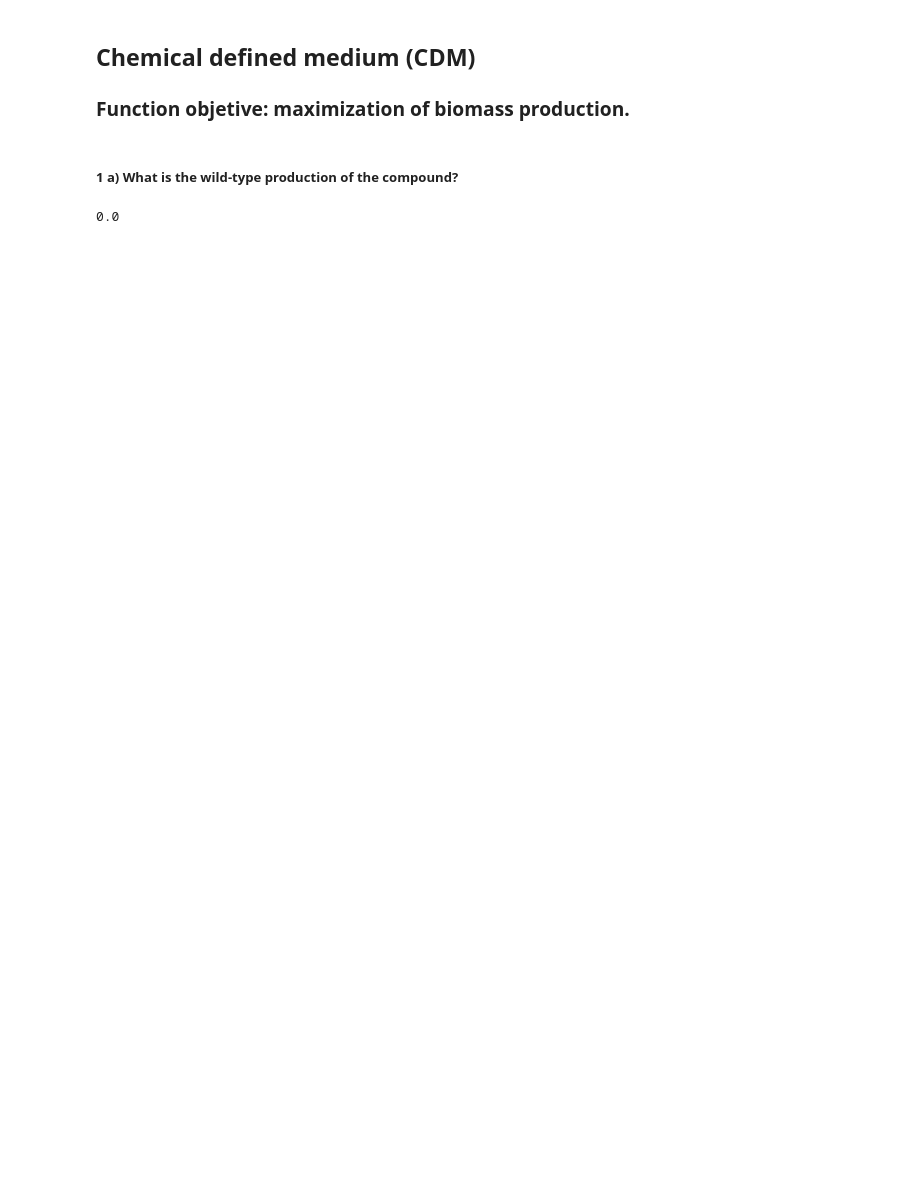
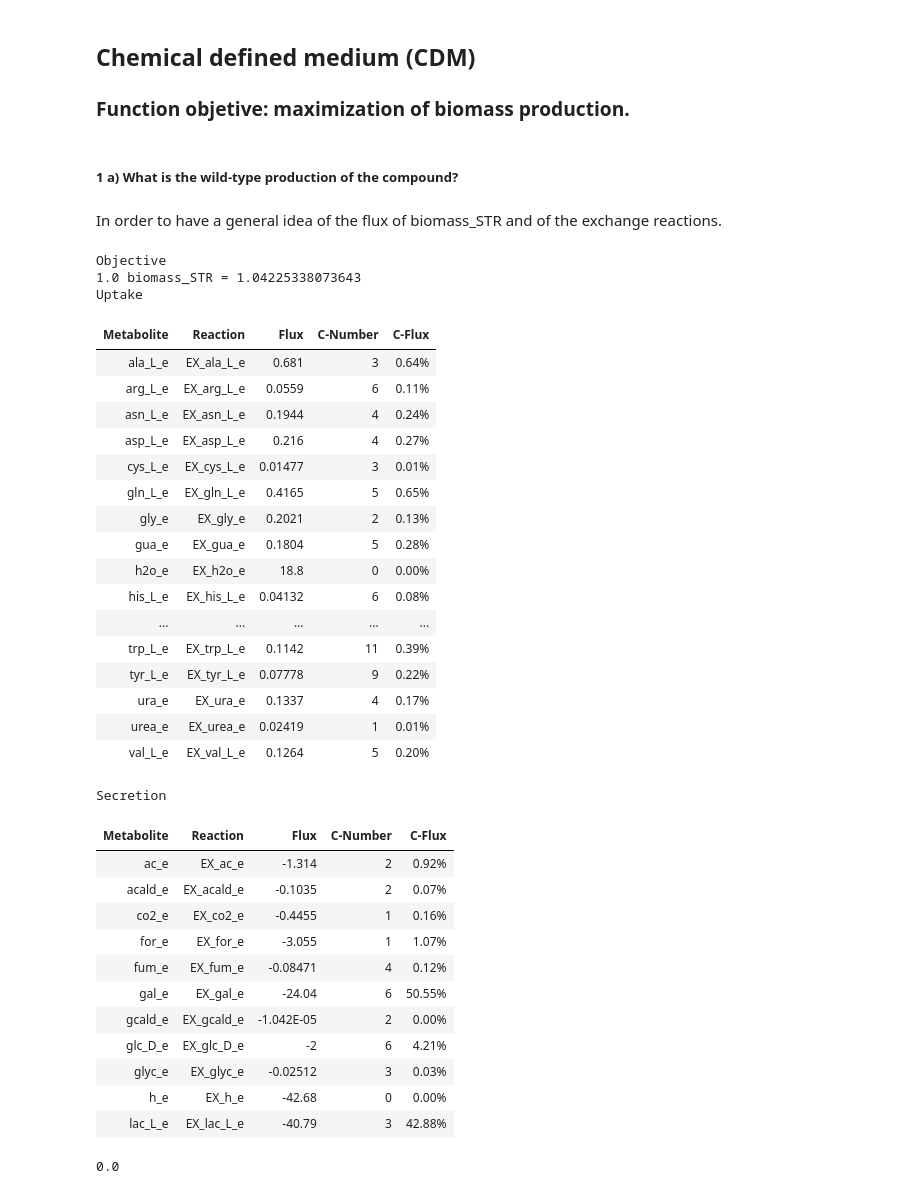
Before and after one commit to karynalysenko/systems_biology, a Jupyter notebook: Trabalho.ipynb, the cells around one changed output. Cells and saved outputs as stored; diff of their text form; code cells hidden in the pictures; blank space fills up the shorter version.

```diff
--- a/Trabalho.ipynb
+++ b/Trabalho.ipynb
@@ -65,6 +74,44 @@ DIACTt
 ### Function objetive: maximization of biomass production.
 # %% [markdown]
 ##### 1 a) What is the wild-type production of the compound?
+# %% [markdown]
+
+In order to have a general idea of the flux of biomass_STR and of the exchange reactions.
 # %%
-#model.summary()
+model.summary()
+# model.slim_optimize()
+# %% [output]
+Objective
+1.0 biomass_STR = 1.04225338073643
+Uptake
+| Metabolite | Reaction | Flux | C-Number | C-Flux |
+| ala_L_e | EX_ala_L_e | 0.681 | 3 | 0.64% |
+| arg_L_e | EX_arg_L_e | 0.0559 | 6 | 0.11% |
+| asn_L_e | EX_asn_L_e | 0.1944 | 4 | 0.24% |
+| asp_L_e | EX_asp_L_e | 0.216 | 4 | 0.27% |
+| cys_L_e | EX_cys_L_e | 0.01477 | 3 | 0.01% |
+| gln_L_e | EX_gln_L_e | 0.4165 | 5 | 0.65% |
+| gly_e | EX_gly_e | 0.2021 | 2 | 0.13% |
+| gua_e | EX_gua_e | 0.1804 | 5 | 0.28% |
+| h2o_e | EX_h2o_e | 18.8 | 0 | 0.00% |
+| his_L_e | EX_his_L_e | 0.04132 | 6 | 0.08% |
+| ... | ... | ... | ... | ... |
+| trp_L_e | EX_trp_L_e | 0.1142 | 11 | 0.39% |
+| tyr_L_e | EX_tyr_L_e | 0.07778 | 9 | 0.22% |
+| ura_e | EX_ura_e | 0.1337 | 4 | 0.17% |
+| urea_e | EX_urea_e | 0.02419 | 1 | 0.01% |
+| val_L_e | EX_val_L_e | 0.1264 | 5 | 0.20% |
+Secretion
+| Metabolite | Reaction | Flux | C-Number | C-Flux |
+| ac_e | EX_ac_e | -1.314 | 2 | 0.92% |
+| acald_e | EX_acald_e | -0.1035 | 2 | 0.07% |
+| co2_e | EX_co2_e | -0.4455 | 1 | 0.16% |
+| for_e | EX_for_e | -3.055 | 1 | 1.07% |
+| fum_e | EX_fum_e | -0.08471 | 4 | 0.12% |
+| gal_e | EX_gal_e | -24.04 | 6 | 50.55% |
+| gcald_e | EX_gcald_e | -1.042E-05 | 2 | 0.00% |
+| glc_D_e | EX_glc_D_e | -2 | 6 | 4.21% |
+| glyc_e | EX_glyc_e | -0.02512 | 3 | 0.03% |
+| h_e | EX_h_e | -42.68 | 0 | 0.00% |
+| lac_L_e | EX_lac_L_e | -40.79 | 3 | 42.88% |
 # %%
```
Also changed, not shown: parts of 21 cells of this notebook, 50 other files.
